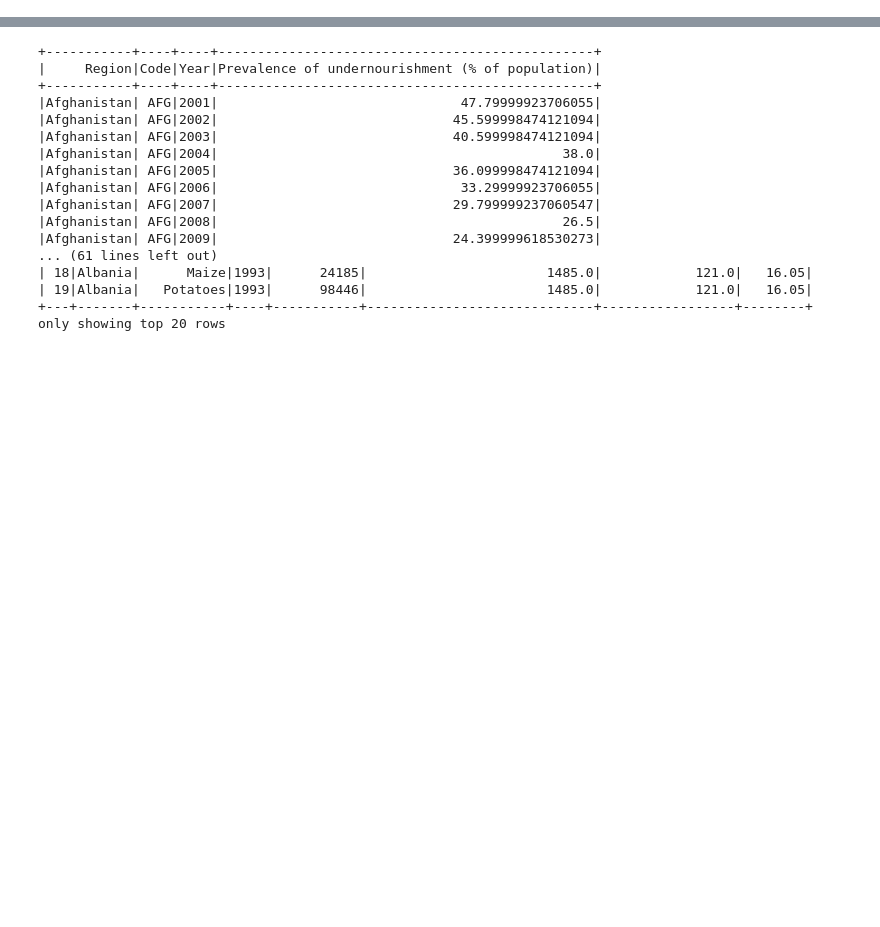
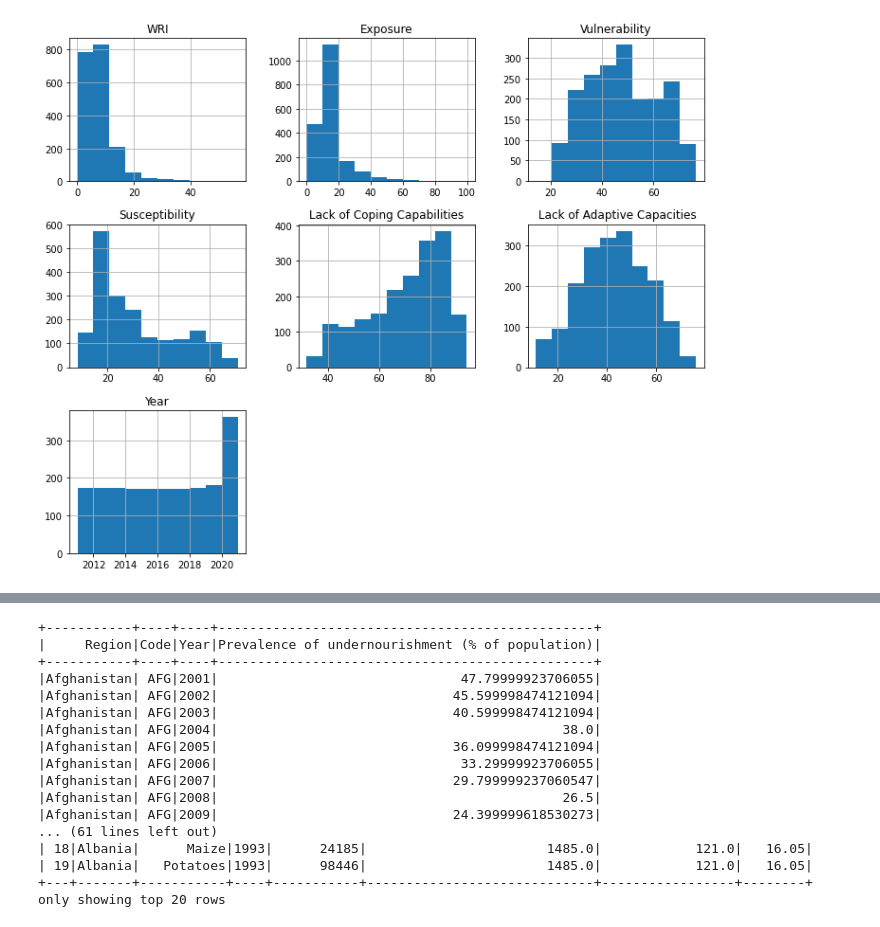
Before and after one commit to 1006413349/Infosys722-Iteration4, a Jupyter notebook: i4.ipynb, the cells around one changed output, grey strips where cells are left out. Saved outputs shown, nothing was run; the diff lists cells and outputs as text; code cells hidden in the pictures; blank space fills up the shorter version.

```diff
--- a/i4.ipynb
+++ b/i4.ipynb
@@ -35,3 +35,9 @@ df2 = spark.read.csv('Datasets/prevalence.csv', inferSchema=True, header=True)
 df3 = spark.read.csv('Datasets/poverty-share-on-less-than-30-per-day.csv', inferSchema=True, header=True)
 
 df4 = spark.read.csv('Datasets/yielddf.csv', inferSchema=True, header=True)
+# %%
+pandas_df = df.toPandas()
+pandas_df.hist(figsize=(12, 10))
+plt.show()
+# %% [output]
+[figure, added]
```
Also changed, not shown: parts of 4 cells of this notebook.
